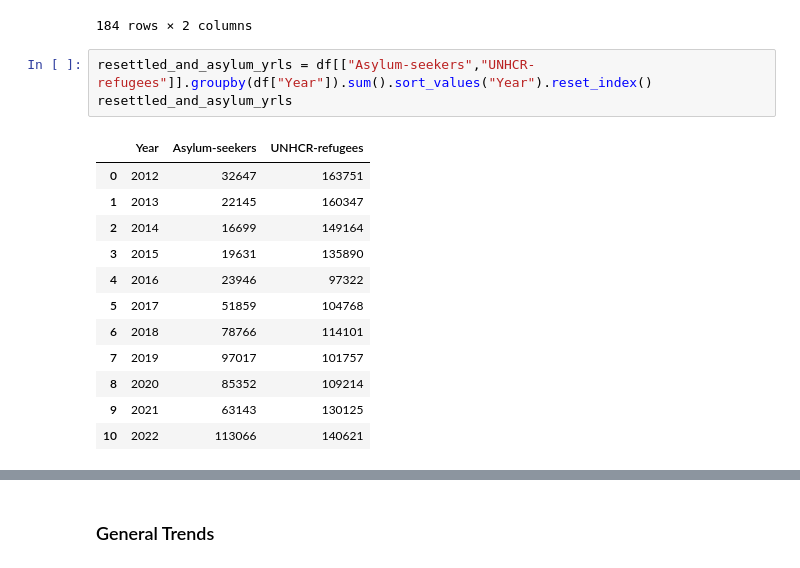
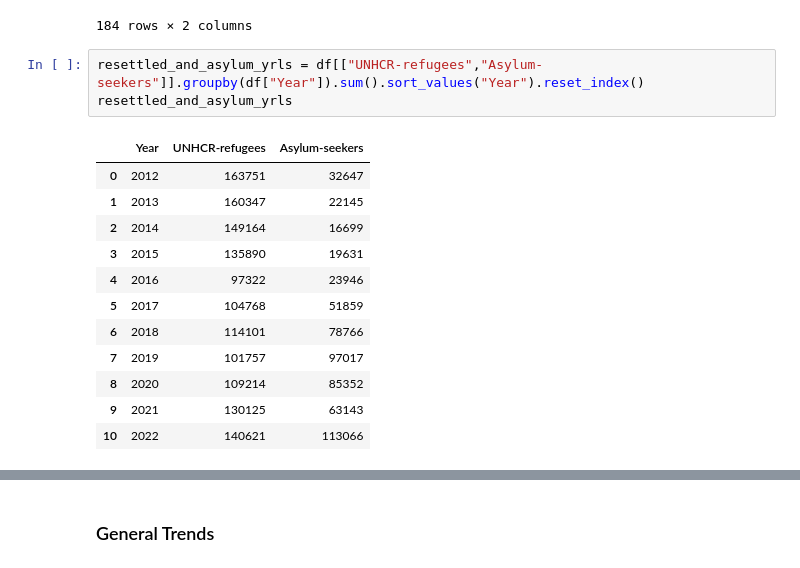
Before and after one commit to SeunAina/Canada-Refugee-Statistics-Analysis-Using-Python, a Jupyter notebook: Canada_Refugee_Analysis.ipynb, the cells around one changed output, grey strips where cells are left out. Saved outputs shown, nothing was run; the diff lists cells and outputs as text.

```diff
--- a/Canada_Refugee_Analysis.ipynb
+++ b/Canada_Refugee_Analysis.ipynb
@@ -236,21 +236,21 @@ top_refugees_by_countries
 | 183 | Western Sahara | 5 |
 184 rows × 2 columns
 # %%
-resettled_and_asylum_yrls = df[["Asylum-seekers","UNHCR-refugees"]].groupby(df["Year"]).sum().sort_values("Year").reset_index()
+resettled_and_asylum_yrls = df[["UNHCR-refugees","Asylum-seekers"]].groupby(df["Year"]).sum().sort_values("Year").reset_index()
 resettled_and_asylum_yrls
 # %% [output]
-|  | Year | Asylum-seekers | UNHCR-refugees |
-| 0 | 2012 | 32647 | 163751 |
-| 1 | 2013 | 22145 | 160347 |
-| 2 | 2014 | 16699 | 149164 |
-| 3 | 2015 | 19631 | 135890 |
-| 4 | 2016 | 23946 | 97322 |
-| 5 | 2017 | 51859 | 104768 |
-| 6 | 2018 | 78766 | 114101 |
-| 7 | 2019 | 97017 | 101757 |
-| 8 | 2020 | 85352 | 109214 |
-| 9 | 2021 | 63143 | 130125 |
-| 10 | 2022 | 113066 | 140621 |
+|  | Year | UNHCR-refugees | Asylum-seekers |
+| 0 | 2012 | 163751 | 32647 |
+| 1 | 2013 | 160347 | 22145 |
+| 2 | 2014 | 149164 | 16699 |
+| 3 | 2015 | 135890 | 19631 |
+| 4 | 2016 | 97322 | 23946 |
+| 5 | 2017 | 104768 | 51859 |
+| 6 | 2018 | 114101 | 78766 |
+| 7 | 2019 | 101757 | 97017 |
+| 8 | 2020 | 109214 | 85352 |
+| 9 | 2021 | 130125 | 63143 |
+| 10 | 2022 | 140621 | 113066 |
 # %%
 melted_data = pd.melt(resettled_and_asylum_yrls, id_vars = ["Year"], var_name = "Category", value_name = "Count")
 melted_data
```
Also changed, not shown: parts of 6 cells of this notebook.
